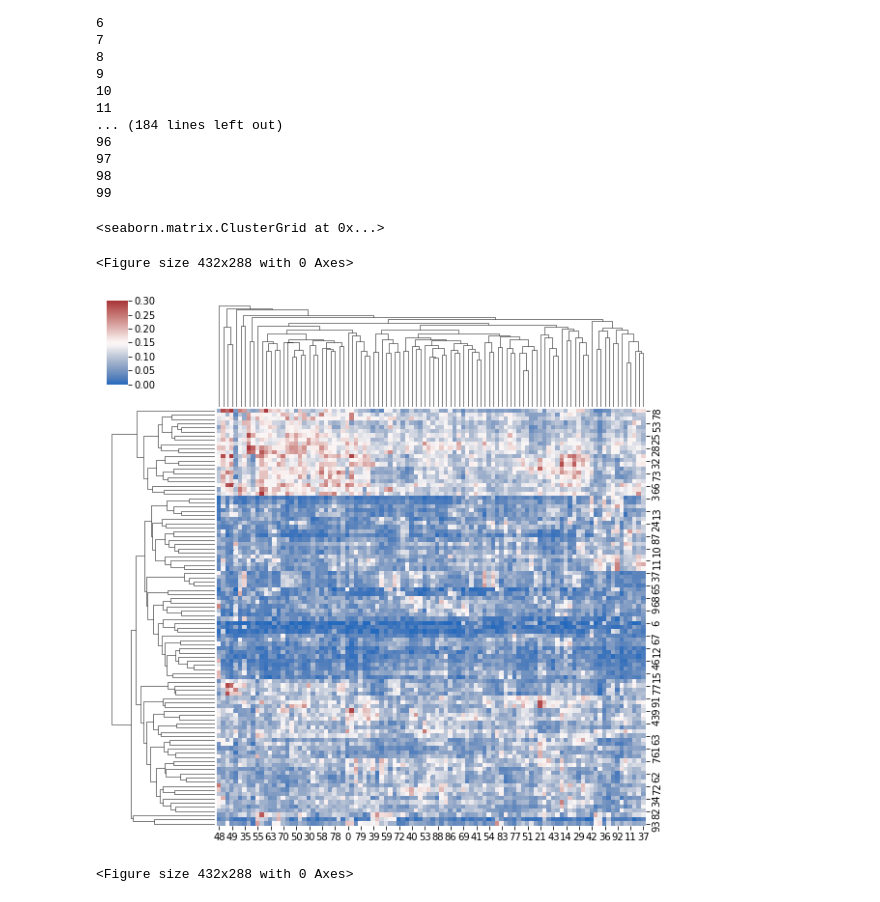
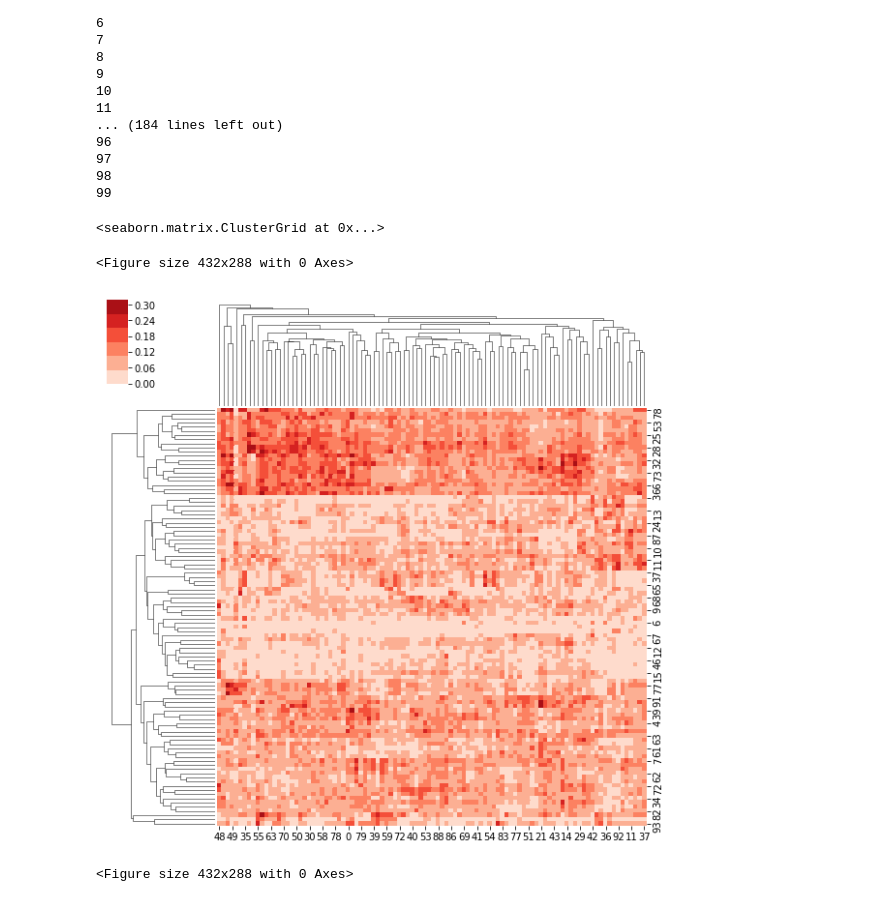
Before and after one commit to QinglinDong/vsDBN, a Jupyter notebook: MOTOR_DBN_Hie.ipynb, the cells around one changed output. Cells and saved outputs as stored; diff of their text form; code cells hidden in the pictures.

```diff
--- a/MOTOR_DBN_Hie.ipynb
+++ b/MOTOR_DBN_Hie.ipynb
@@ -25,8 +25,8 @@ import numpy as np
 map1=np.load('/home/share/TmpData/Qinglin/HCP_Group_DBN/MOTOR_map1.npy')
 map2=np.load('/home/share/TmpData/Qinglin/HCP_Group_DBN/MOTOR_map2.npy')
 map3=np.load('/home/share/TmpData/Qinglin/HCP_Group_DBN/MOTOR_map3.npy')
-D12=LayerHierach(map1,map2)
-D23=LayerHierach(map2,map3)
+D1=LayerHierach(map1,map2)
+D2=LayerHierach(map2,map3)
 # %% [output]
 0
 1
@@ -48,13 +48,19 @@ D23=LayerHierach(map2,map3)
 # %%
 %matplotlib inline
 import matplotlib.pyplot as plt
 import seaborn as sns
+
+mask = np.zeros_like(D1, dtype=np.bool)
+mask[np.triu_indices_from(mask)] = True
+
+cmap = sns.color_palette("Reds")
+
 plt.figure()
-sns.clustermap(D12,cmap="vlag",vmax=.3)
+sns.clustermap(D1,cmap=cmap)
 plt.figure()
-sns.clustermap(D23,cmap="vlag",vmax=.3)
+sns.clustermap(D2,cmap=cmap)
 # %% [output]
 <seaborn.matrix.ClusterGrid at 0x...>
 <Figure size 432x288 with 0 Axes>
-[figure, old version]
+[figure, new version]
 <Figure size 432x288 with 0 Axes>
```
Also changed, not shown: parts of 1 cell of this notebook, 6 other files.
